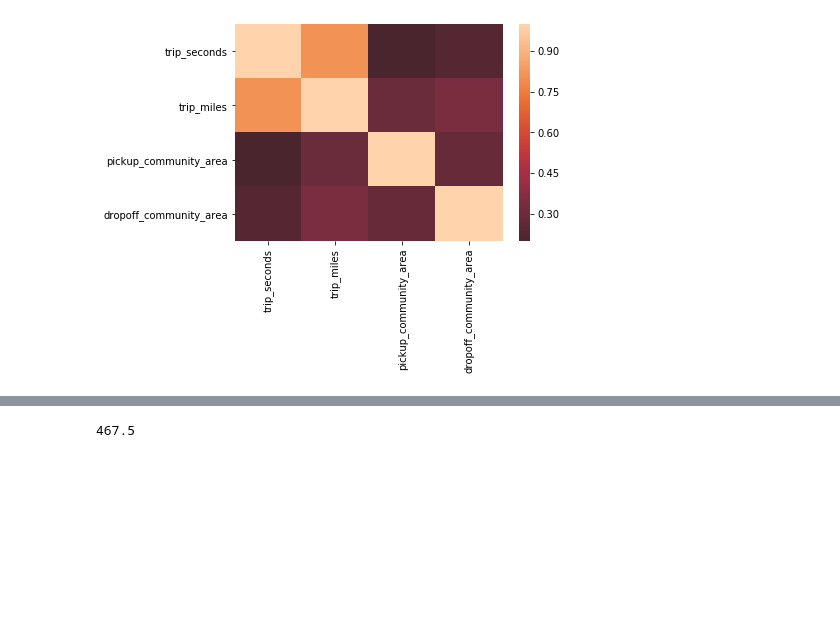
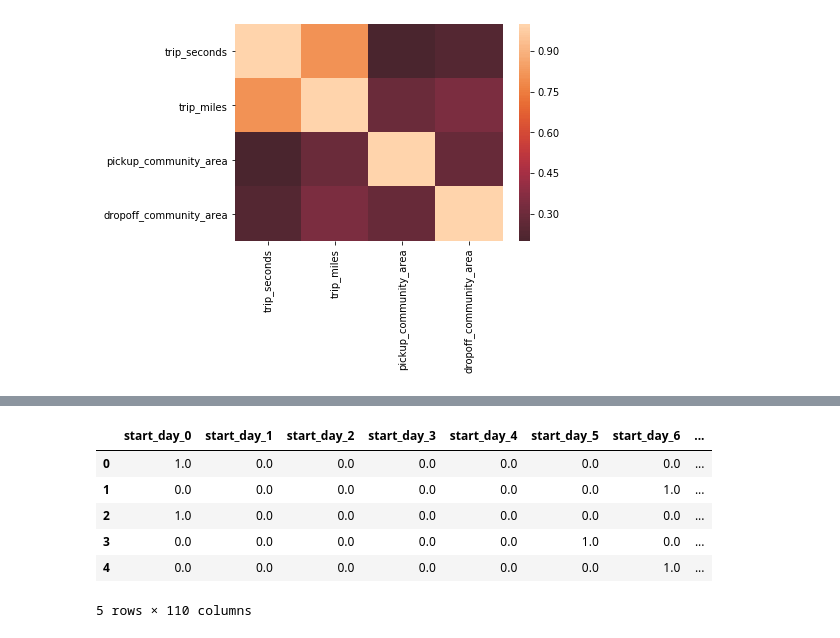
Before and after one commit to muoyo/chicago-ridesharing, a Jupyter notebook: Chicago_EDA.ipynb, the cells around one changed output, grey strips where cells are left out. Drawn from its saved outputs; the diff is of its cells as text; code cells hidden in the pictures; blank space fills up the shorter version.

```diff
--- a/Chicago_EDA.ipynb
+++ b/Chicago_EDA.ipynb
@@ -189 +290,16 @@ results_df.head()
+# %%
+
+# Create One Hot Encoder Object
+
+# 1 Instantiate thh variables
+
+enc = preprocessing.OneHotEncoder()
+
+# 2 Fit
+
+enc.fit(X)
+
+# 3 Transform
+
+onehotlabels = enc.transform(X)
 # %%
@@ -246,4 +312,0 @@ from datetime import time
-# %%
-results_df['fare'].max()
-# %% [output]
-467.5
@@ -251,0 +313,16 @@ import math
+# %%
+
+columns = enc.get_feature_names(input_features=X.columns)
+
+
+X_df = pd.DataFrame(onehotlabels.todense(), columns=columns)
+X_df['trip_seconds'] = ride_df['trip_seconds']
+X_df.head()
+# %% [output]
+|  | start_day_0 | start_day_1 | start_day_2 | start_day_3 | start_day_4 | start_day_5 | start_day_6 | ... |
+| 0 | 1.0 | 0.0 | 0.0 | 0.0 | 0.0 | 0.0 | 0.0 | ... |
+| 1 | 0.0 | 0.0 | 0.0 | 0.0 | 0.0 | 0.0 | 1.0 | ... |
+| 2 | 1.0 | 0.0 | 0.0 | 0.0 | 0.0 | 0.0 | 0.0 | ... |
+| 3 | 0.0 | 0.0 | 0.0 | 0.0 | 0.0 | 1.0 | 0.0 | ... |
+| 4 | 0.0 | 0.0 | 0.0 | 0.0 | 0.0 | 0.0 | 1.0 | ... |
+5 rows × 110 columns
```
Also changed, not shown: parts of 26 cells of this notebook.
